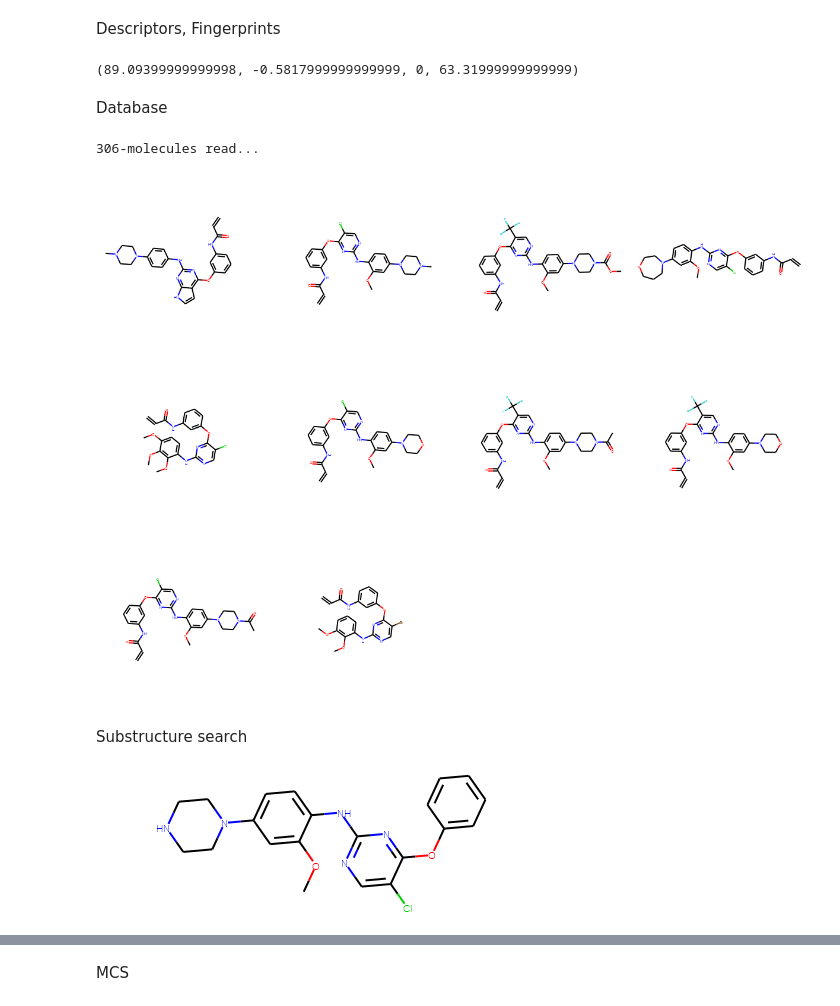
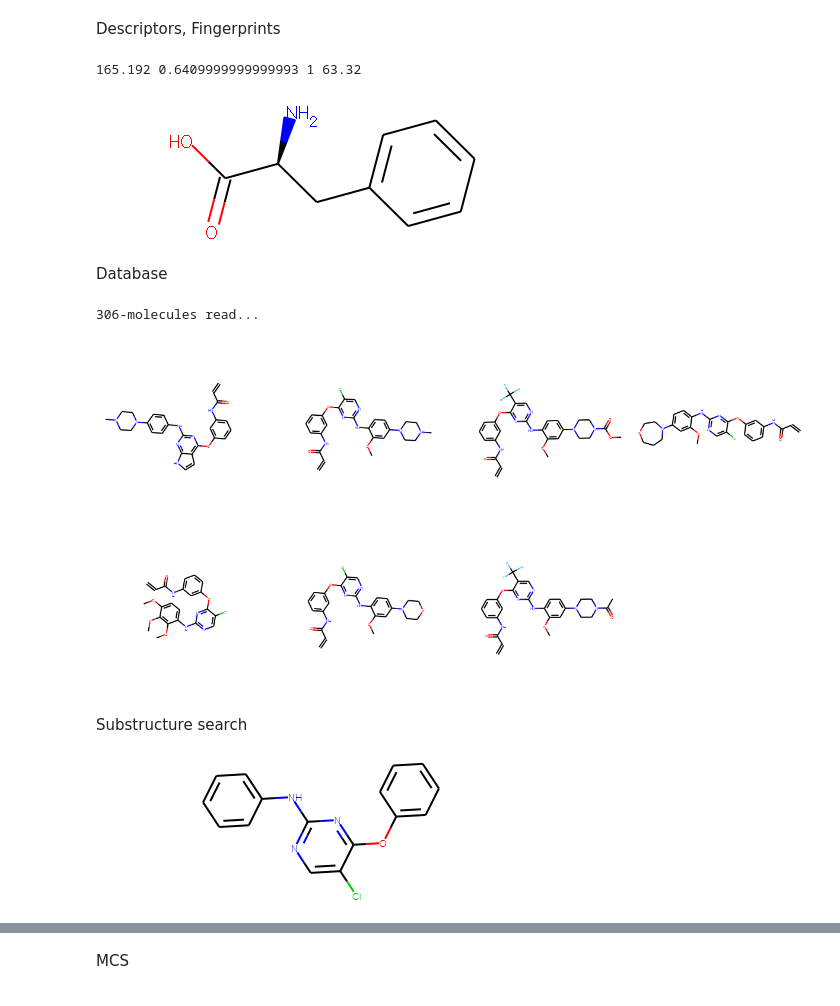
Before and after one commit to chchae/VSCourse, a Jupyter notebook: rdkit/RDKit_Tuturial_01.ipynb, the cells around one changed output, grey strips where cells are left out. Cells and saved outputs as stored; diff of their text form; code cells hidden in the pictures.

```diff
--- a/rdkit/RDKit_Tuturial_01.ipynb
+++ b/rdkit/RDKit_Tuturial_01.ipynb
@@ -80,44 +73,42 @@ Descriptors, Fingerprints
 # %%
 from rdkit.Chem import Descriptors
 from rdkit.Chem.Fingerprints import FingerprintMols
-# %%
-Descriptors.MolWt(alaH), Descriptors.MolLogP(alaH), Descriptors.RingCount(alaH), Descriptors.TPSA(alaH)
-# %% [output]
-(89.09399999999998, -0.5817999999999999, 0, 63.31999999999999)
+# %%
+phe = Chem.MolFromSmiles('N[C@H](C(O)=O)Cc1ccccc1')
+print( Descriptors.MolWt(phe), Descriptors.MolLogP(phe), Descriptors.RingCount(phe), Descriptors.TPSA(phe) )
+phe
+# %% [output]
+165.192 0.6409999999999993 1 63.32
+[figure, added]
 # %% [markdown]
 Database
 # %%
-# url = 'https://raw.githubusercontent.com/chchae/VSLecture/master/data/egfr/ChEMBL27_EGFR_aminopyridine.sdf'
-# db_egfr = Chem.SDMolSupplier( url )
-# mols_egfr = [ x for x in db_egfr if x is not None ]
-
-
 def mol_from_smiles( row ) :
     smiles = row[ 'smiles' ]
     m = Chem.MolFromSmiles( smiles )
     activity = row[ 'pChembl_Value' ]
     m.SetProp( 'pChembl_Value', str(activity) )
     return m
 
 
 url_smi = 'https://raw.githubusercontent.com/chchae/VSLecture/master/data/egfr/ChEMBL27_EGFR_aminopyridine.smi'
 db_smi = pd.read_table( url_smi, delimiter=' ', names=['smiles', 'pChembl_Value'], header=None, )
 mols_egfr = [ mol_from_smiles(row) for _, row in db_smi.iterrows() ]
 
 print( '%d-molecules read...' % len(mols_egfr) )
-Draw.MolsToGridImage( mols_egfr[0:10], molsPerRow=4, subImgSize=(300,300) )
+Draw.MolsToGridImage( mols_egfr[:7], molsPerRow=4, subImgSize=(300,300) )
 # %% [output]
 306-molecules read...
-[figure, old version]
+[figure, new version]
 # %% [markdown]
 Substructure search
 # %%
-smiles = 'COc1cc(ccc1Nc1ncc(Cl)c(Oc2ccccc2)n1)N1CCNCC1'
+smiles = 'c1cc(ccc1Nc1ncc(Cl)c(Oc2ccccc2)n1)'
 query = Chem.MolFromSmiles( smiles )
 AllChem.Compute2DCoords(query)
 query
 # %% [output]
-[figure, old version]
+[figure, new version]
 # %%
 result = [ x for x in mols_egfr if x.HasSubstructMatch(query) ]
 print( "Found = ", len( result ), " from ", len( mols_egfr ) )
```
Also changed, not shown: parts of 30 cells of this notebook.
